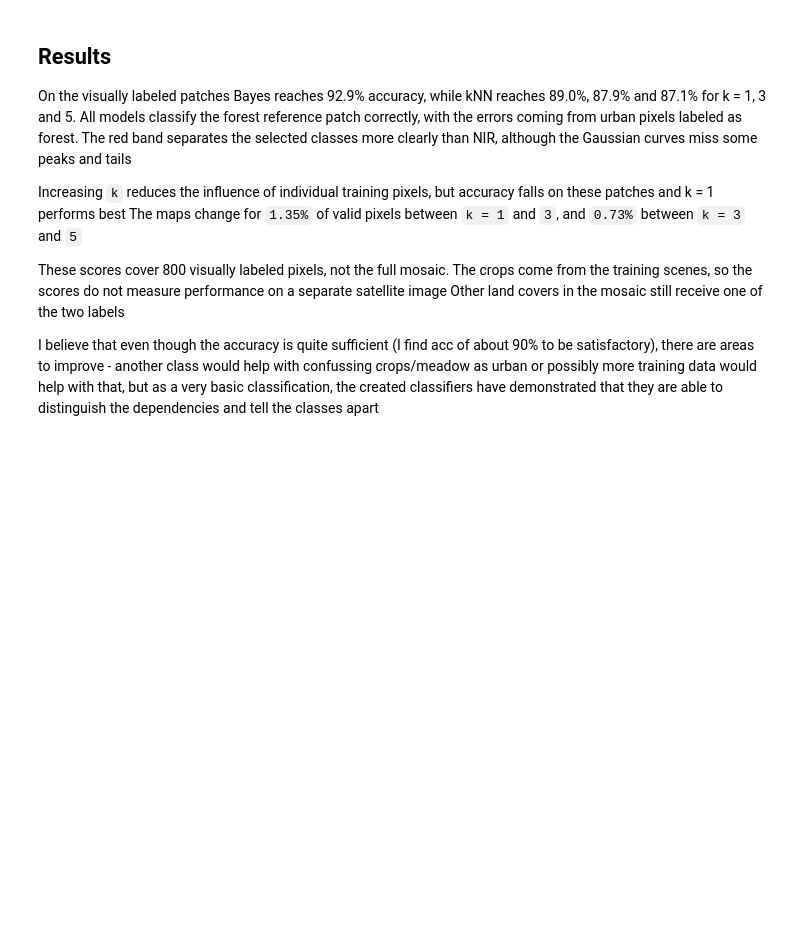
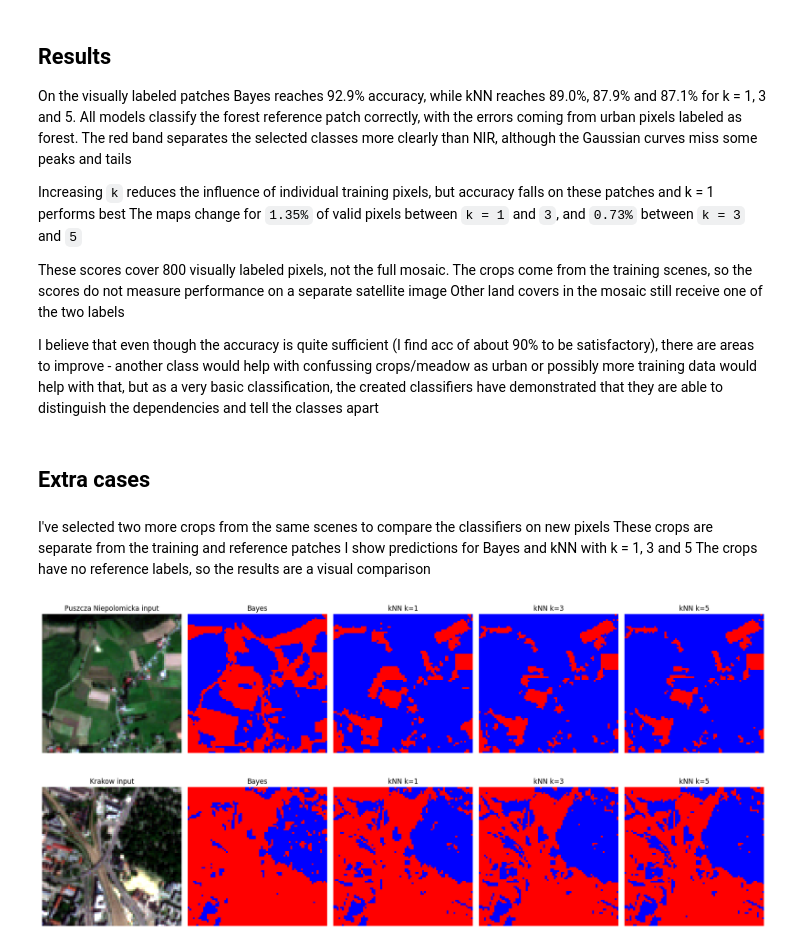
Before and after one commit to SzymonSkrzypczyk/MLForSpaceApplications, a Jupyter notebook: lab_3/lab3.ipynb, the cells around one changed output. Saved outputs shown, nothing was run; the diff lists cells and outputs as text; code cells hidden in the pictures; blank space fills up the shorter version.

Commit message:
Add two extra lab 3 classification examples

```diff
--- a/lab_3/lab3.ipynb
+++ b/lab_3/lab3.ipynb
@@ -287,3 +287,38 @@ Increasing `k` reduces the influence of individual training pixels, but accuracy
 These scores cover 800 visually labeled pixels, not the full mosaic. The crops come from the training scenes, so the scores do not measure performance on a separate satellite image  Other land covers in the mosaic still receive one of the two labels
 
 I believe that even though the accuracy is quite sufficient (I find acc of about 90% to be satisfactory), there are areas to improve - another class would help with confussing crops/meadow as urban or possibly more training data would help with that, but as a very basic classification, the created classifiers have demonstrated that they are able to distinguish the dependencies and tell the classes apart
+# %% [markdown]
+## Extra cases
+# %% [markdown]
+I've selected two more crops from the same scenes to compare the classifiers on new pixels  These crops are separate from the training and reference patches  I show predictions for Bayes and kNN with k = 1, 3 and 5  The crops have no reference labels, so the results are a visual comparison
+# %%
+extra_cases = {
+    "Puszcza Niepolomicka": (0, (280, 360, 250, 330)),
+    "Krakow": (1, (250, 330, 300, 380)),
+}
+
+for name, (label, box) in extra_cases.items():
+    scene = scenes[AREAS[label]]
+    area = slices(box)
+    valid = scene["valid"][area]
+    pixels = scene["features"][area][valid]
+
+    predictions = {"Bayes": bayes_predict(pixels, means, covariances, priors)}
+    knn = knn_predict(X_train, y_train, pixels, seed=SEED)
+    predictions.update({f"kNN k={k}": knn[k] for k in (1, 3, 5)})
+
+    fig, axes = plt.subplots(1, 5, figsize=(18, 4))
+    axes[0].imshow(scene["rgb"][area])
+    axes[0].set_title(f"{name} input")
+    for ax, (title, labels) in zip(axes[1:], predictions.items()):
+        result = np.full(valid.shape, -1, dtype=np.int8)
+        result[valid] = labels
+        ax.imshow(colorize(result), interpolation="nearest")
+        ax.set_title(title)
+    for ax in axes:
+        ax.axis("off")
+    plt.tight_layout()
+    plt.show()
+# %% [output]
+[figure, added]
+[figure, added]
```
